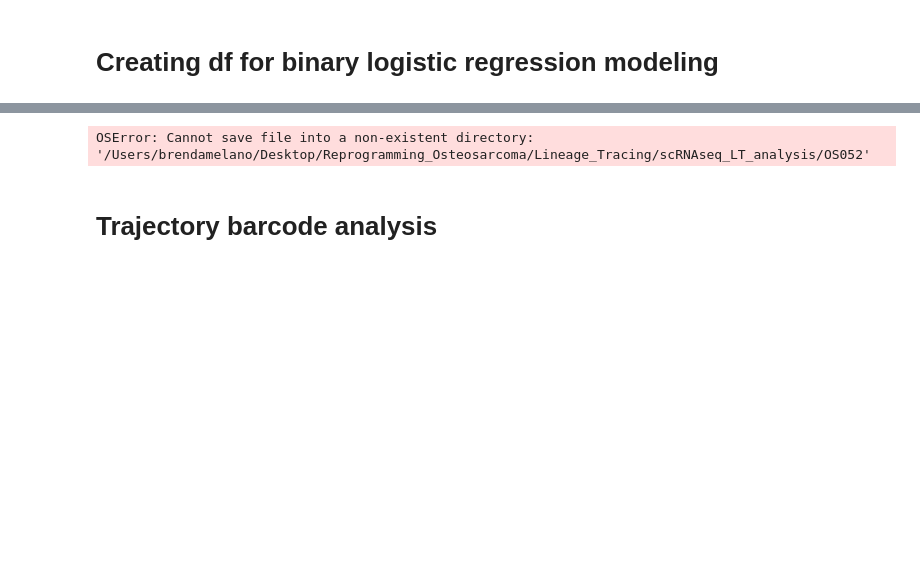
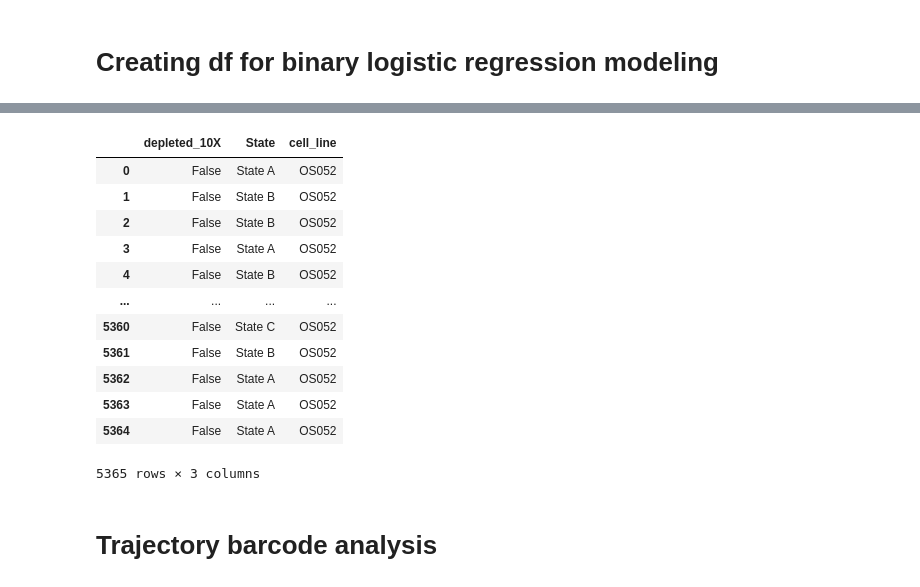
Before and after one commit to brendamelano/Reprogramming_Osteosarcoma, a Jupyter notebook: Lineage_Tracing/scRNAseq_LT_analysis/OS052_Lineage_Tracing.ipynb, the cells around one changed output, grey strips where cells are left out. Drawn from its saved outputs; the diff is of its cells as text; code cells hidden in the pictures; blank space fills up the shorter version.

```diff
--- a/Lineage_Tracing/scRNAseq_LT_analysis/OS052_Lineage_Tracing.ipynb
+++ b/Lineage_Tracing/scRNAseq_LT_analysis/OS052_Lineage_Tracing.ipynb
@@ -970,22 +919,34 @@ df
 # %%
 # Adding a new column "cell_line" with the value "OS052" for each row
 adata.obs["cell_line"] = "OS052"
 adata.obs
 
 
 # Selecting only the columns 'depleted_10X', 'State', and 'cell_line' for the new DataFrame
 OS052_modeling_df = adata.obs[["depleted_10X", "State", "cell_line"]]
 OS052_modeling_df
 
 
 # Saving new DataFrame to a CSV file
-OS052_modeling_df.to_csv('/Users/brendamelano/Desktop/Reprogramming_Osteosarcoma/Lineage_Tracing/scRNAseq_LT_analysis/OS052/OS052_PF_modeling_df.csv', index=False)
+OS052_modeling_df.to_csv('/Users/brendamelano/Desktop/Reprogramming_Osteosarcoma/Lineage_Tracing/scRNAseq_LT_analysis/OS052_LT/OS052_PF_modeling_df.csv', index=False)
 
 
-df = pd.read_csv('/Users/brendamelano/Desktop/Reprogramming_Osteosarcoma/Lineage_Tracing/scRNAseq_LT_analysis/OS052/OS052_PF_modeling_df.csv')
+df = pd.read_csv('/Users/brendamelano/Desktop/Reprogramming_Osteosarcoma/Lineage_Tracing/scRNAseq_LT_analysis/OS052_LT/OS052_PF_modeling_df.csv')
 df
 # %% [output]
+|  | depleted_10X | State | cell_line |
+| 0 | False | State A | OS052 |
+| 1 | False | State B | OS052 |
+| 2 | False | State B | OS052 |
+| 3 | False | State A | OS052 |
+| 4 | False | State B | OS052 |
+| ... | ... | ... | ... |
+| 5360 | False | State C | OS052 |
+| 5361 | False | State B | OS052 |
+| 5362 | False | State A | OS052 |
+| 5363 | False | State A | OS052 |
+| 5364 | False | State A | OS052 |
-OSError: Cannot save file into a non-existent directory: '/Users/brendamelano/Desktop/Reprogramming_Osteosarcoma/Lineage_Tracing/scRNAseq_LT_analysis/OS052'
+5365 rows × 3 columns
 # %% [markdown]
 # Trajectory barcode analysis
 # %%
```
Also changed, not shown: parts of 6 cells of this notebook, 6 other files.
